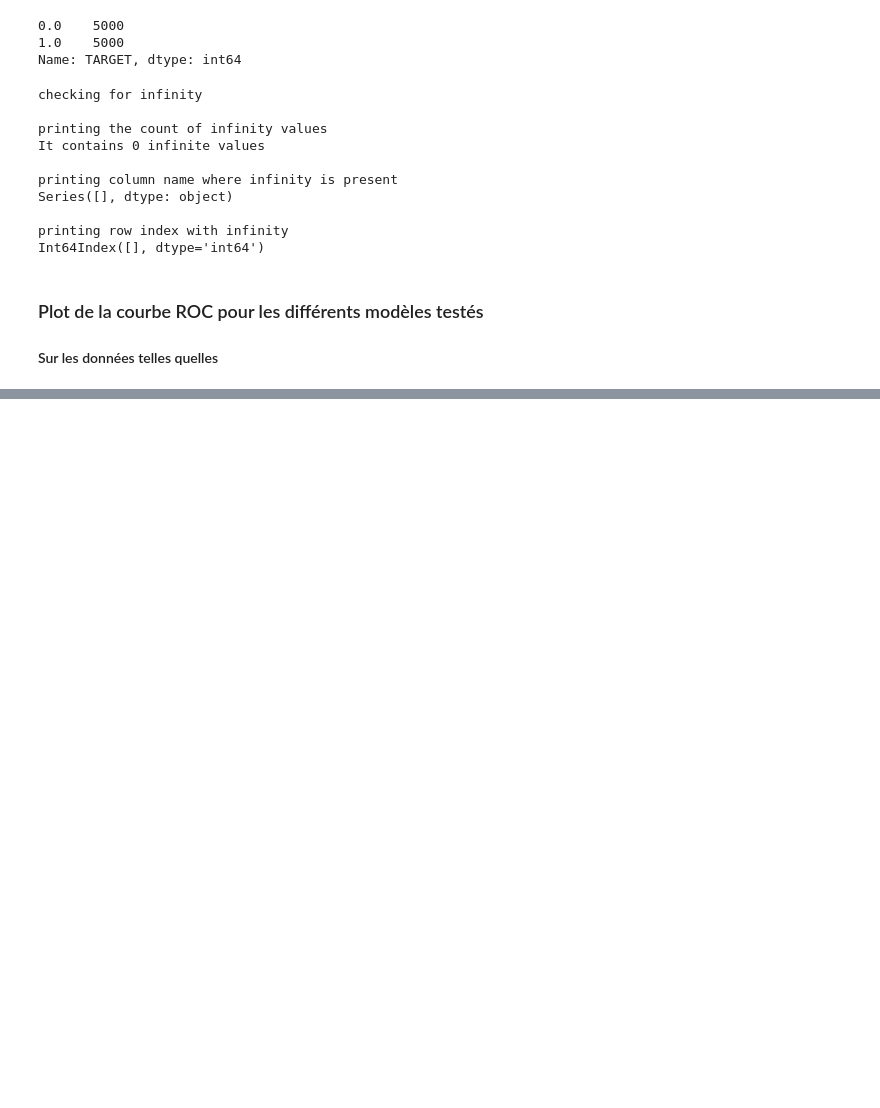
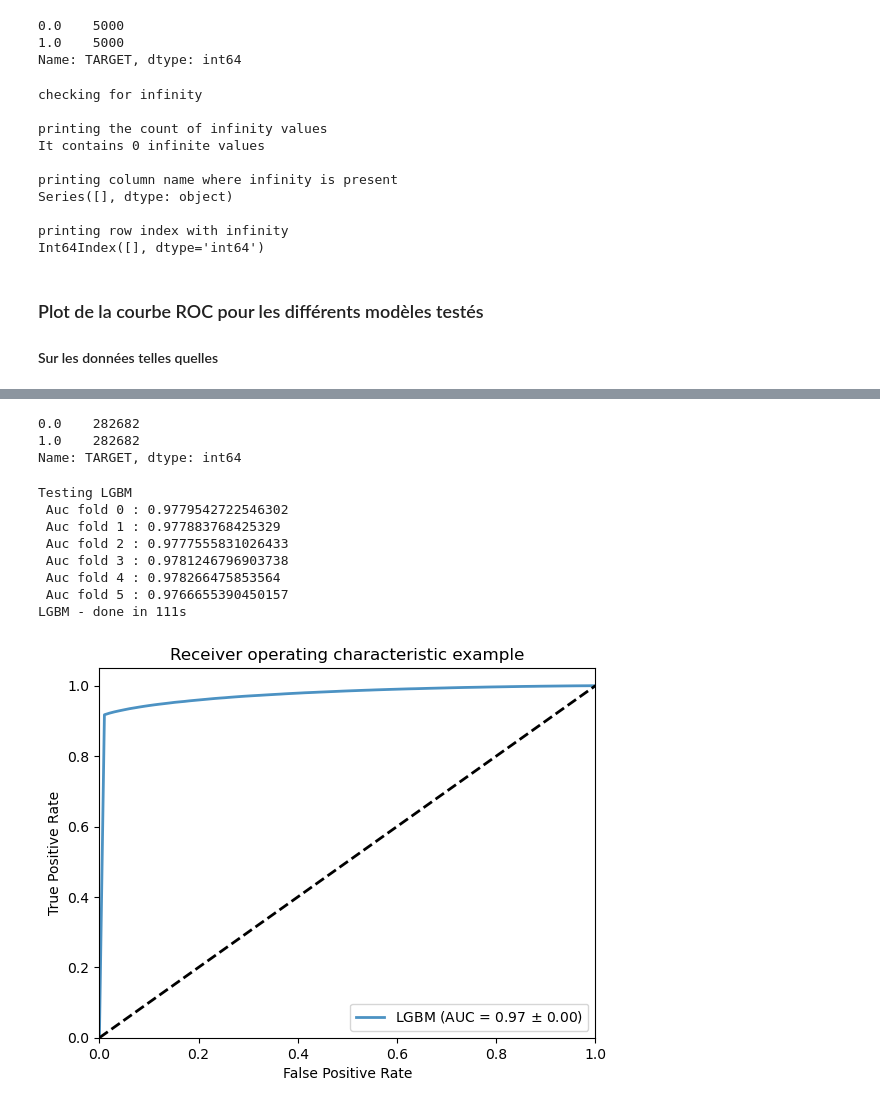
Before and after one commit to cbedini/oc_p7, a Jupyter notebook: Notebook_2_models.ipynb, the cells around one changed output, grey strips where cells are left out. Drawn from its saved outputs; the diff is of its cells as text; code cells hidden in the pictures; blank space fills up the shorter version.

```diff
--- a/Notebook_2_models.ipynb
+++ b/Notebook_2_models.ipynb
@@ -400,0 +417,32 @@ df50.to_csv('df50.csv', index= False)
+# %%
+smote_preprocess  = imbPipeline([
+    ('imputer', SimpleImputer(strategy='median')),
+    ('smote', SMOTE(random_state=42))
+])
+
+# transform the dataset (sklearn n'accepte pas un epipeline SMOTE https://stackoverflow.com/questions/58825053/smote-function-not-working-in-make-pipeline )
+
+smote_X, smote_y = smote_preprocess.fit_resample(X, y)
+smote_y.value_counts()
+# %% [output]
+0.0    282682
+1.0    282682
+Name: TARGET, dtype: int64
+# %%
+smoteX_df=pd.DataFrame(data=smote_X, columns=X.columns)
+# %%
+classifier = {
+                'LGBM': LGBMClassifier()
+              }
+
+plot_roc_curve(classifier, smoteX_df, smote_y)
+# %% [output]
+Testing LGBM
+ Auc fold 0 : 0.9779542722546302
+ Auc fold 1 : 0.977883768425329
+ Auc fold 2 : 0.9777555831026433
+ Auc fold 3 : 0.9781246796903738
+ Auc fold 4 : 0.978266475853564
+ Auc fold 5 : 0.9766655390450157
+LGBM - done in 111s
+[figure, added]
```
Also changed, not shown: parts of 20 cells of this notebook.
